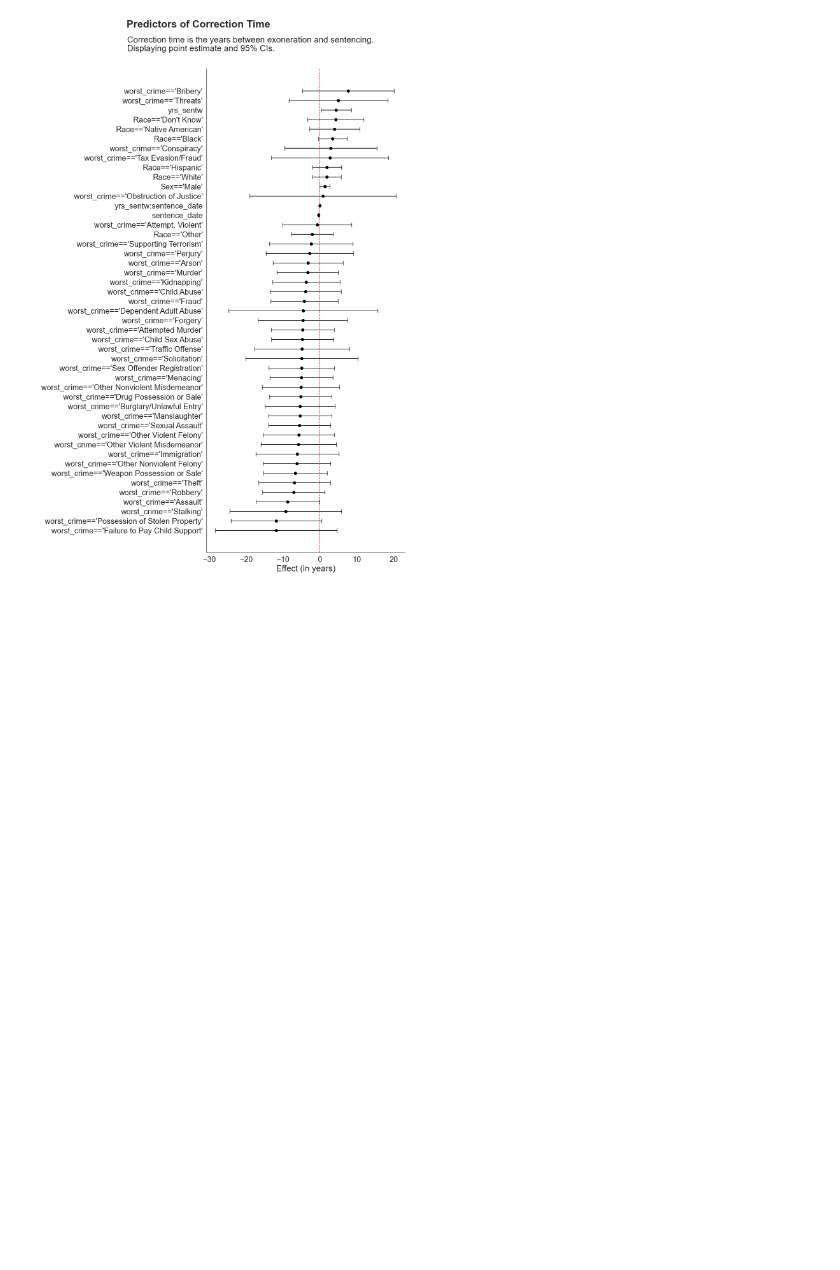
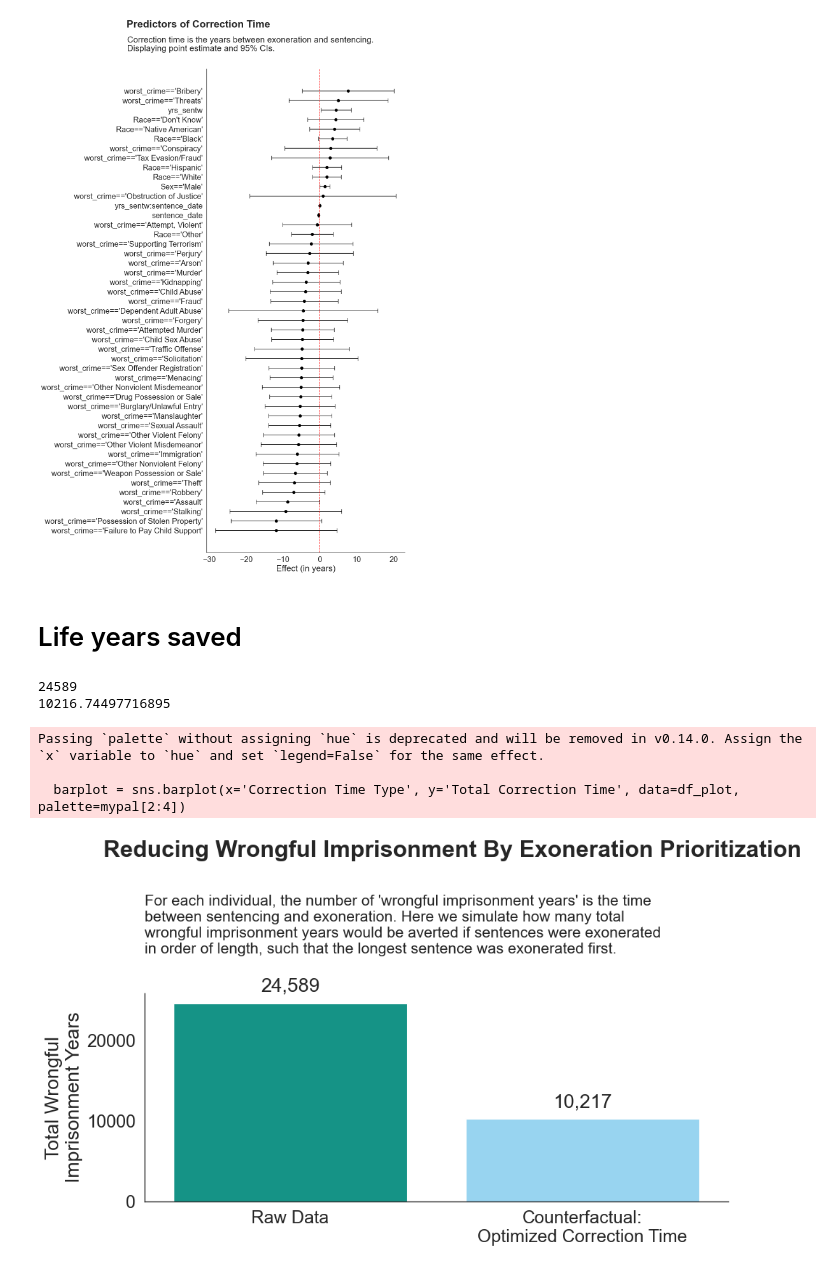
Before and after one commit to josh-ashkinaze/er_correct, a Jupyter notebook: exon.ipynb, the cells around one changed output. Drawn from its saved outputs; the diff is of its cells as text; code cells hidden in the pictures; blank space fills up the shorter version.

Commit message:
life years saved analysis

```diff
--- a/exon.ipynb
+++ b/exon.ipynb
@@ -8,6 +8,7 @@ import matplotlib.pyplot as plt
 import seaborn as sns
 from scipy.stats.mstats import winsorize
 import pandas as pd
+import matplotlib.colors
 
 def make_aesthetic(hex_color_list=None, with_gridlines=False, bold_title=False, save_transparent=True, font_scale=2):
     """Make Seaborn look clean and add space between title and plot"""
@@ -58,8 +59,9 @@ def make_aesthetic(hex_color_list=None, with_gridlines=False, bold_title=False,
     plt.rcParams['savefig.pad_inches'] = 0.1
     plt.rcParams['figure.autolayout'] = True
     plt.rcParams['axes.titlepad'] = 20*(font_scale/1)
+    return hex_color_list
 
-make_aesthetic()
+mypal = make_aesthetic()
 # %% [markdown]
 # Data wrangling
 # %%
@@ -297,3 +295,59 @@ The `join` parameter is deprecated and will be removed in v0.15.0. You can remov
   sns.pointplot(y='clean_var', x='coef', data=df_sub, capsize=0.1, join=False, color='black')
 <matplotlib.lines.Line2D at 0x...>
 [figure]
+# %% [markdown]
+# Life years saved
+# %%
+def assign_correction_time(df2, x):
+    yrs_sent_rank = x['yrs_sent_rank']
+    paired_correction_time = df2[df2['correction_time_rank'] == yrs_sent_rank]['correction_time'].iloc[0]
+    return min(x['yrs_sent'], paired_correction_time)
+
+df2 = df.copy()
+df2 = df2.sample(frac=1, random_state=42)
+df2['yrs_sent_rank'] = df2['yrs_sent'].rank(ascending=False, method='first')
+df2['correction_time_rank'] = df2['correction_time'].rank(ascending=True, method='first')
+df2['opt_correction_time'] = df2.apply(lambda x: assign_correction_time(df2, x), axis=1)
+# %%
+print(df2['correction_time'].sum())
+print(df2['opt_correction_time'].sum())
+# %% [output]
+24589
+10216.74497716895
+# %%
+original_correction_time_sum = df2['correction_time'].sum()
+opt_correction_time_sum = df2['opt_correction_time'].sum()
+
+data_for_plot = {
+    'Correction Time Type': ['Raw Data', 'Counterfactual:\nOptimized Correction Time'],
+    'Total Correction Time': [original_correction_time_sum, opt_correction_time_sum]
+}
+
+df_plot = pd.DataFrame(data_for_plot)
+
+colors = [matplotlib.colors.to_rgb(mypal[0]), matplotlib.colors.to_rgb(mypal[1])]
+
+# Create the seaborn bar plot
+plt.figure(figsize=(10, 6))
+barplot = sns.barplot(x='Correction Time Type', y='Total Correction Time', data=df_plot, palette=mypal[2:4])
+
+# Add the values on top of the bars
+for bar in barplot.patches:
+    barplot.annotate(format(bar.get_height(), ',.0f'),  # Added comma for thousands
+                     (bar.get_x() + bar.get_width() / 2, bar.get_height()),
+                     ha='center', va='bottom', xytext=(0, 8),
+                     textcoords='offset points')
+
+# Set the title and labels
+plt.suptitle("Reducing Wrongful Imprisonment By Exoneration Prioritization", fontweight='bold', x=0.59)
+plt.title(label="For each individual, the number of 'wrongful imprisonment years' is the time\nbetween sentencing and exoneration. Here we simulate how many total\nwrongful imprisonment years would be averted if sentences were exonerated\nin order of length, such that the longest sentence was exonerated first.", size=15)
+plt.ylabel('Total Wrongful\nImprisonment Years')
+plt.xlabel("")
+
+# Show the plot
+plt.show()
+# %% [output]
+Passing `palette` without assigning `hue` is deprecated and will be removed in v0.14.0. Assign the `x` variable to `hue` and set `legend=False` for the same effect.
+
+  barplot = sns.barplot(x='Correction Time Type', y='Total Correction Time', data=df_plot, palette=mypal[2:4])
+[figure, added]
```
Also changed, not shown: parts of 2 cells of this notebook.
